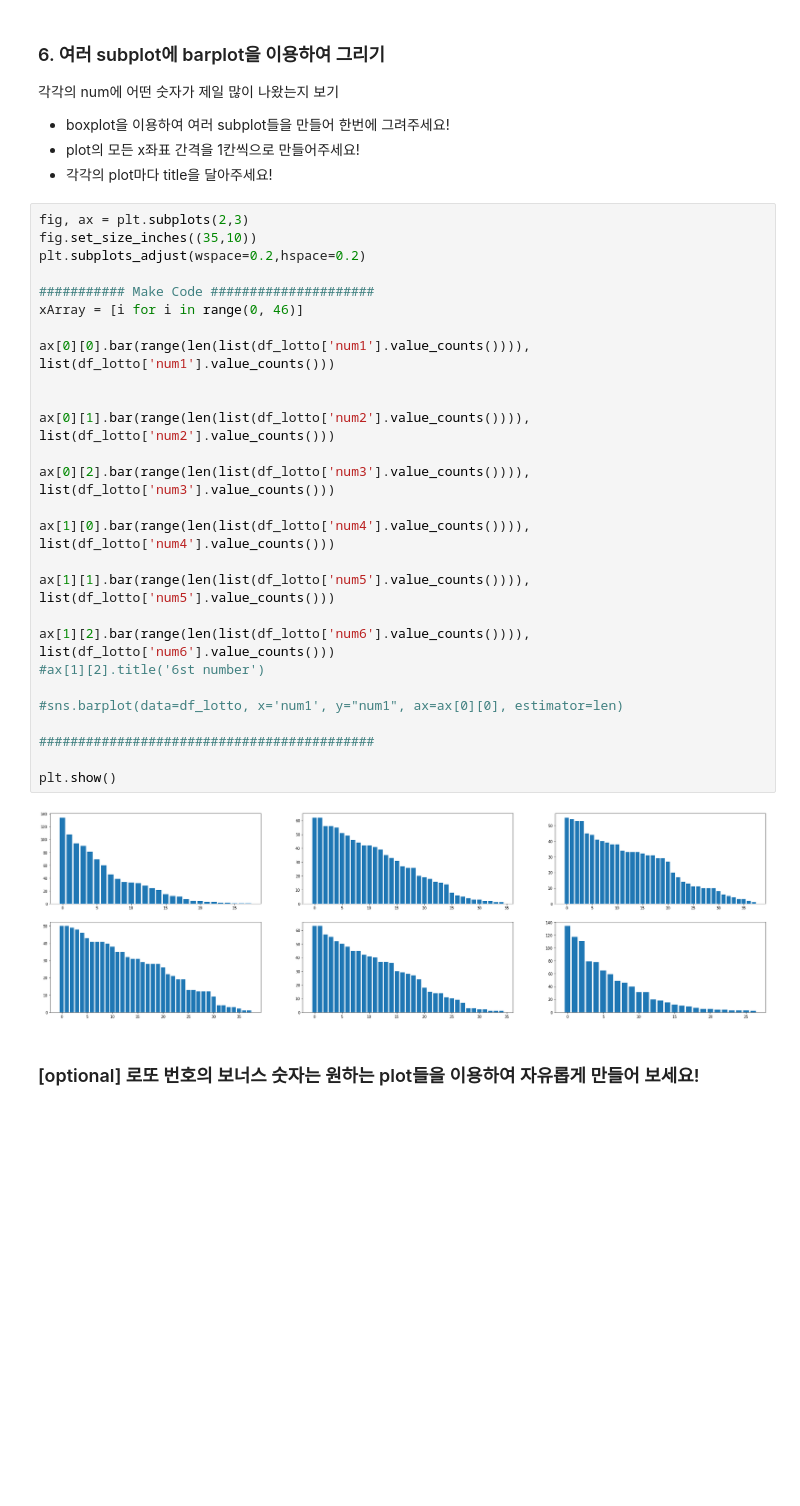
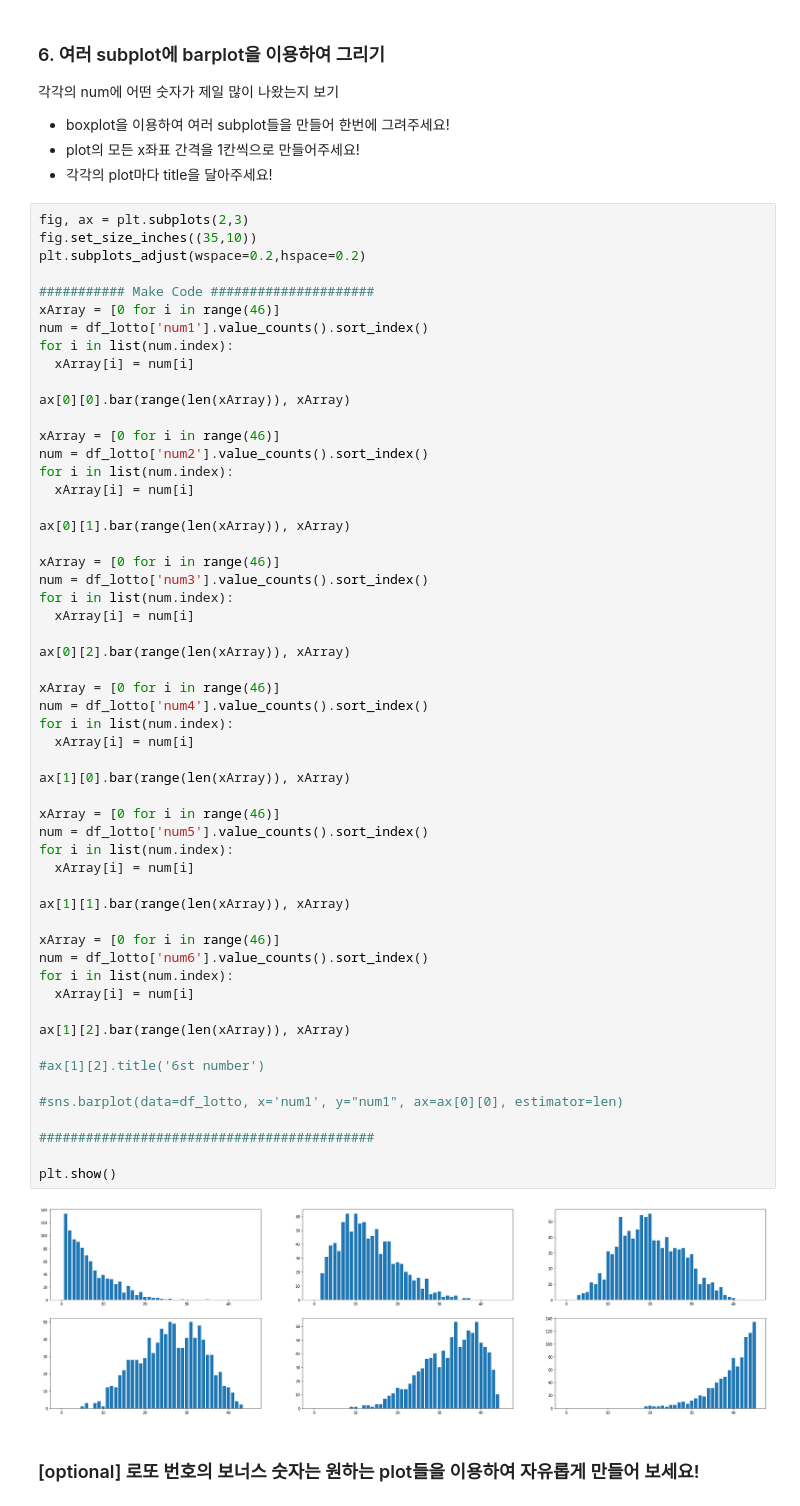
Before and after one commit to sanghyeon0114/DAP_, a Jupyter notebook: lecture4.ipynb, the cells around one changed output. Drawn from its saved outputs; the diff is of its cells as text; blank space fills up the shorter version.

```diff
--- a/lecture4.ipynb
+++ b/lecture4.ipynb
@@ -419,32 +419,60 @@ df_lotto
 # %%
 fig, ax = plt.subplots(2,3)
 fig.set_size_inches((35,10))
 plt.subplots_adjust(wspace=0.2,hspace=0.2)
 
 ########### Make Code #####################
-xArray = [i for i in range(0, 46)]
+xArray = [0 for i in range(46)]
+num = df_lotto['num1'].value_counts().sort_index()
+for i in list(num.index):
+  xArray[i] = num[i]
 
-ax[0][0].bar(range(len(list(df_lotto['num1'].value_counts()))), list(df_lotto['num1'].value_counts()))
+ax[0][0].bar(range(len(xArray)), xArray)
 
+xArray = [0 for i in range(46)]
+num = df_lotto['num2'].value_counts().sort_index()
+for i in list(num.index):
+  xArray[i] = num[i]
 
-ax[0][1].bar(range(len(list(df_lotto['num2'].value_counts()))), list(df_lotto['num2'].value_counts()))
+ax[0][1].bar(range(len(xArray)), xArray)
 
-ax[0][2].bar(range(len(list(df_lotto['num3'].value_counts()))), list(df_lotto['num3'].value_counts()))
+xArray = [0 for i in range(46)]
+num = df_lotto['num3'].value_counts().sort_index()
+for i in list(num.index):
+  xArray[i] = num[i]
 
-ax[1][0].bar(range(len(list(df_lotto['num4'].value_counts()))), list(df_lotto['num4'].value_counts()))
+ax[0][2].bar(range(len(xArray)), xArray)
 
-ax[1][1].bar(range(len(list(df_lotto['num5'].value_counts()))), list(df_lotto['num5'].value_counts()))
+xArray = [0 for i in range(46)]
+num = df_lotto['num4'].value_counts().sort_index()
+for i in list(num.index):
+  xArray[i] = num[i]
 
-ax[1][2].bar(range(len(list(df_lotto['num6'].value_counts()))), list(df_lotto['num6'].value_counts()))
+ax[1][0].bar(range(len(xArray)), xArray)
+
+xArray = [0 for i in range(46)]
+num = df_lotto['num5'].value_counts().sort_index()
+for i in list(num.index):
+  xArray[i] = num[i]
+
+ax[1][1].bar(range(len(xArray)), xArray)
+
+xArray = [0 for i in range(46)]
+num = df_lotto['num6'].value_counts().sort_index()
+for i in list(num.index):
+  xArray[i] = num[i]
+
+ax[1][2].bar(range(len(xArray)), xArray)
+
 #ax[1][2].title('6st number')
 
 #sns.barplot(data=df_lotto, x='num1', y="num1", ax=ax[0][0], estimator=len)
 
 ###########################################
 
 plt.show()
 # %% [output]
-[figure, old version]
+[figure, new version]
 # %% [markdown]
 ### [optional] 로또 번호의 보너스 숫자는 원하는 plot들을 이용하여 자유롭게 만들어 보세요!
 # %%
```
